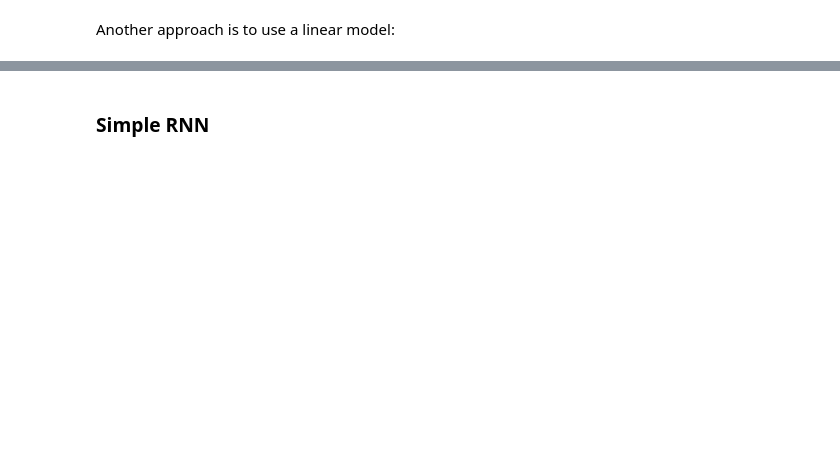
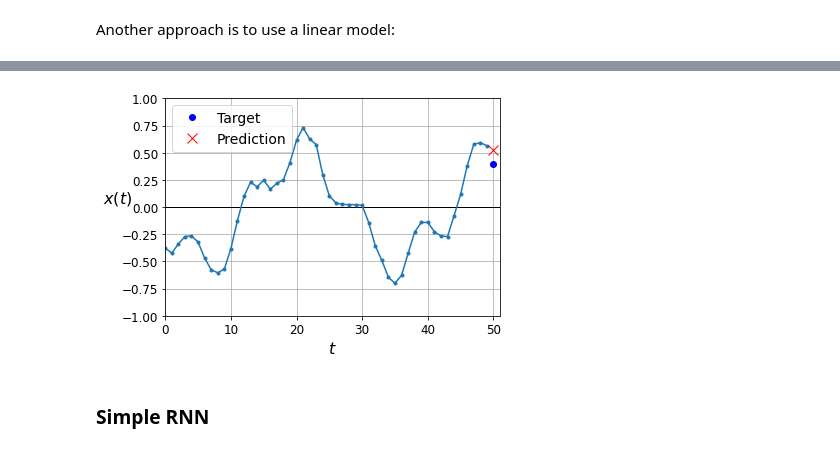
Before and after one commit to dmitry-kabanov/book-geron-handson-ml2, a Jupyter notebook: 15-recurrent-neural-networks.ipynb, the cells around one changed output, grey strips where cells are left out. Cells and saved outputs as stored; diff of their text form; code cells hidden in the pictures; blank space fills up the shorter version.

```diff
--- a/15-recurrent-neural-networks.ipynb
+++ b/15-recurrent-neural-networks.ipynb
@@ -171,3 +181,8 @@ However, the average prediction error for the naive forcasting is 0.055 (0.02021
+# %%
+y_pred = model.predict(X_valid)
+plot_series(X_valid[0, :, 0], y_valid[0, 0], y_pred[0, 0])
+# %% [output]
+[figure, added]
 # %% [markdown]
 ### Simple RNN
 # %%
```
Also changed, not shown: parts of 15 cells of this notebook.
